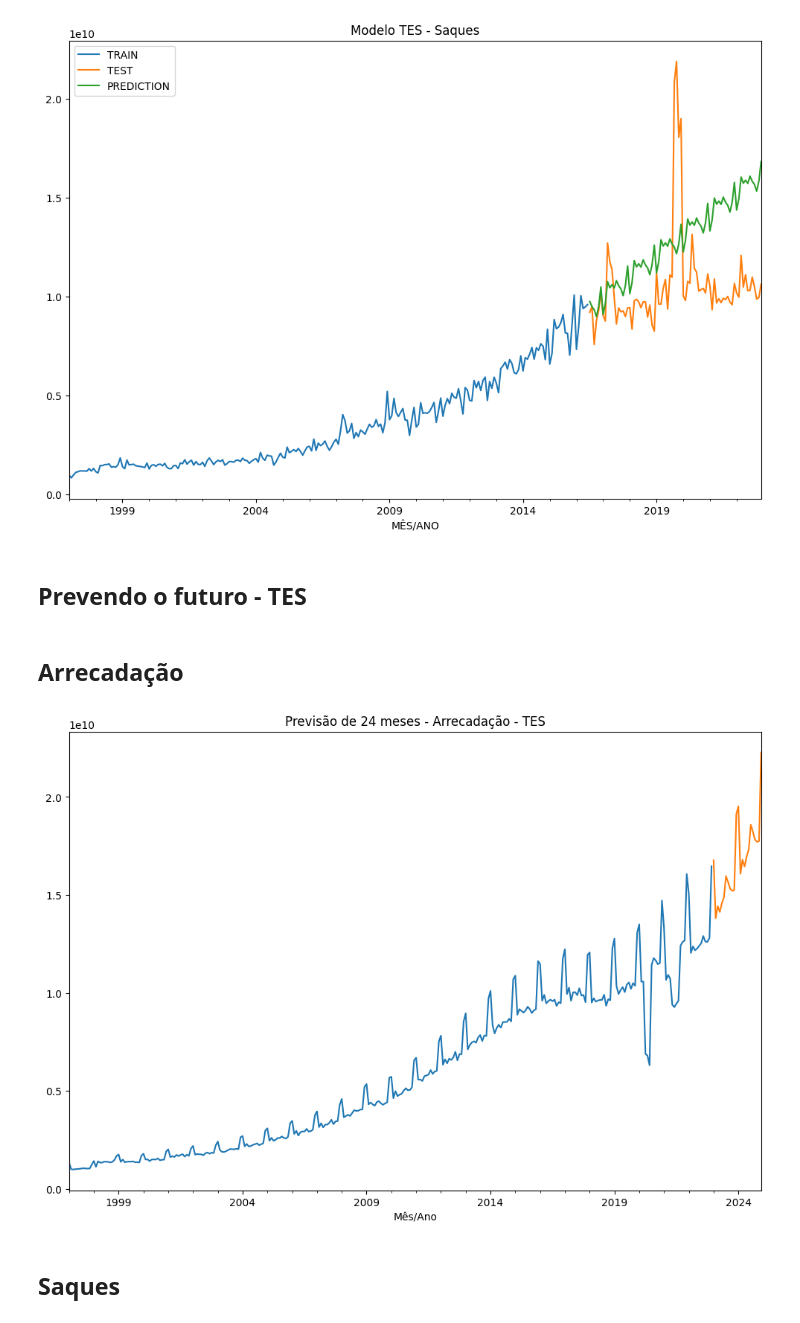
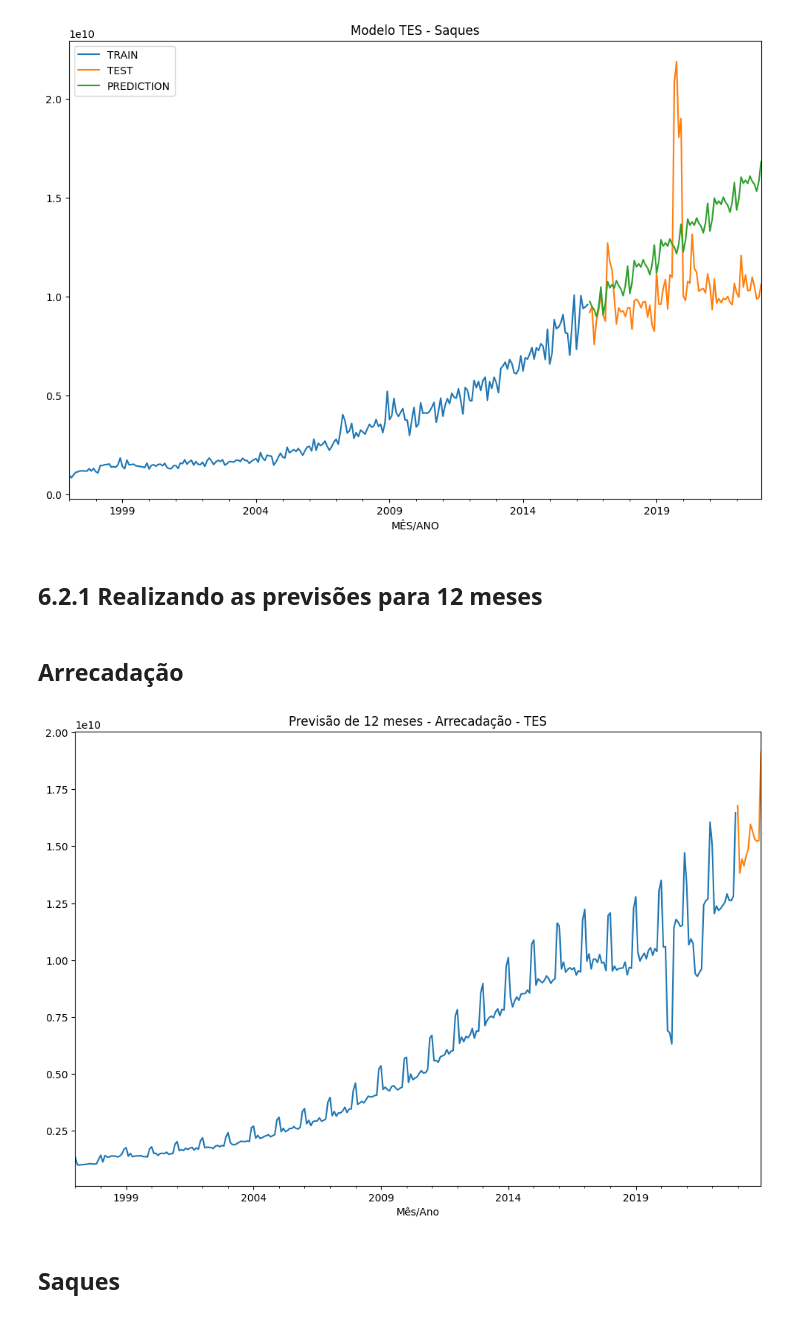
Before and after one commit to avellar1975/TCC_PUC_MINAS, a Jupyter notebook: tcc.ipynb, the cells around one changed output. Cells and saved outputs as stored; diff of their text form; code cells hidden in the pictures.

```diff
--- a/tcc.ipynb
+++ b/tcc.ipynb
@@ -514,18 +506,18 @@ predict_S_hw.plot(legend=True,label='PREDICTION');
 # %% [output]
 [figure]
 # %% [markdown]
-## Prevendo o futuro - TES
+## 6.2.1 Realizando as previsões para 12 meses
 # %% [markdown]
 ## Arrecadação
 # %%
 final_model_A_TES = ExponentialSmoothing(df_arrec['VALOR (R$)'],trend='mul',seasonal='mul',seasonal_periods=12).fit()
 # %%
-forecast_predictions_A_TES = final_model_A_TES.forecast(24)
+forecast_predictions_A_TES = final_model_A_TES.forecast(12)
 # %%
-df_arrec['VALOR (R$)'].plot(figsize=(12,8), title='Previsão de 24 meses - Arrecadação - TES')
+df_arrec['VALOR (R$)'].plot(figsize=(12,8), title='Previsão de 12 meses - Arrecadação - TES')
 forecast_predictions_A_TES.plot();
 # %% [output]
-[figure, old version]
+[figure, new version]
 # %% [markdown]
 ## Saques
 # %%
```
Also changed, not shown: parts of 48 cells of this notebook, 4 other files.
